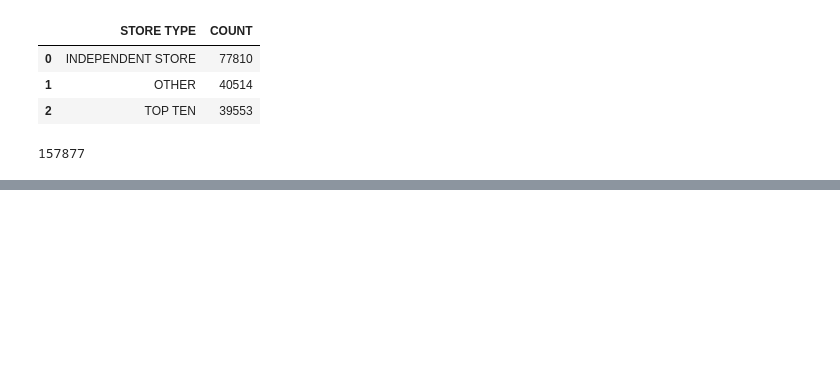
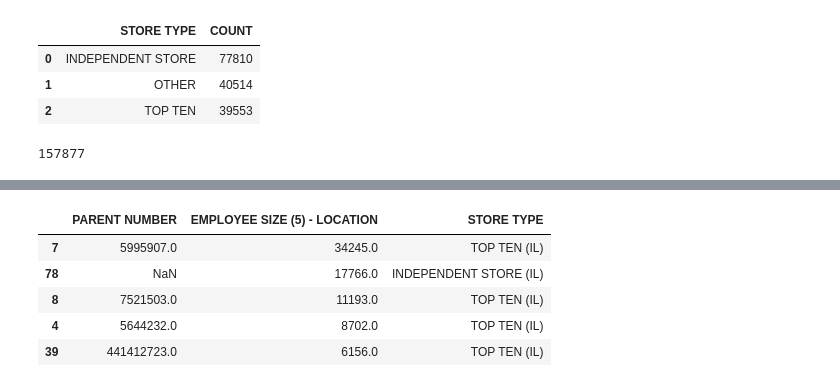
Before and after one commit to uchicago-dsi/rafi-grocery, a Jupyter notebook: notebooks/Sebastian-EDA-22.ipynb, the cells around one changed output, grey strips where cells are left out. Cells and saved outputs as stored; diff of their text form; code cells hidden in the pictures; blank space fills up the shorter version.

```diff
--- a/notebooks/Sebastian-EDA-22.ipynb
+++ b/notebooks/Sebastian-EDA-22.ipynb
@@ -162,0 +223,18 @@ grocery22_gdf[grocery22_gdf['COMPANY'].isna()] #8 companies with no name (option
+# %%
+#FINDS IL top ten grocery stores.
+groc_il = il.groupby('PARENT NUMBER', dropna=False).agg({'EMPLOYEE SIZE (5) - LOCATION': 'sum',
+                                                        'STORE TYPE': 'first'}).reset_index()
+groc_il.sort_values('EMPLOYEE SIZE (5) - LOCATION', ascending=False, inplace=True)
+groc_il.reset_index()
+groc_il.head()
+# [['PARENT NUMBER','EMPLOYEE SIZE (5) - LOCATION']]
+# groc_il.sort_values('EMPLOYEE SIZE (5) - LOCATION', ascending=False, inplace=True)
+# groc_il.reset_index(drop=True,inplace=True)
+# groc_il.rename(columns={"EMPLOYEE SIZE (5) - LOCATION":"EMPLOYEE TOTAL"})
+# %% [output]
+|  | PARENT NUMBER | EMPLOYEE SIZE (5) - LOCATION | STORE TYPE |
+| 7 | 5995907.0 | 34245.0 | TOP TEN (IL) |
+| 78 | NaN | 17766.0 | INDEPENDENT STORE (IL) |
+| 8 | 7521503.0 | 11193.0 | TOP TEN (IL) |
+| 4 | 5644232.0 | 8702.0 | TOP TEN (IL) |
+| 39 | 441412723.0 | 6156.0 | TOP TEN (IL) |
```
Also changed, not shown: parts of 4 cells of this notebook.
